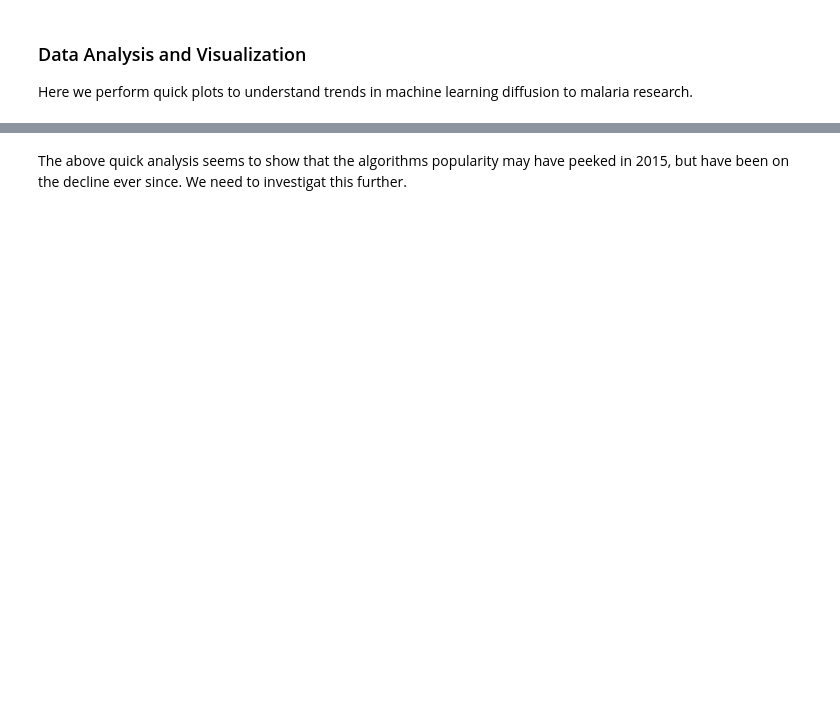
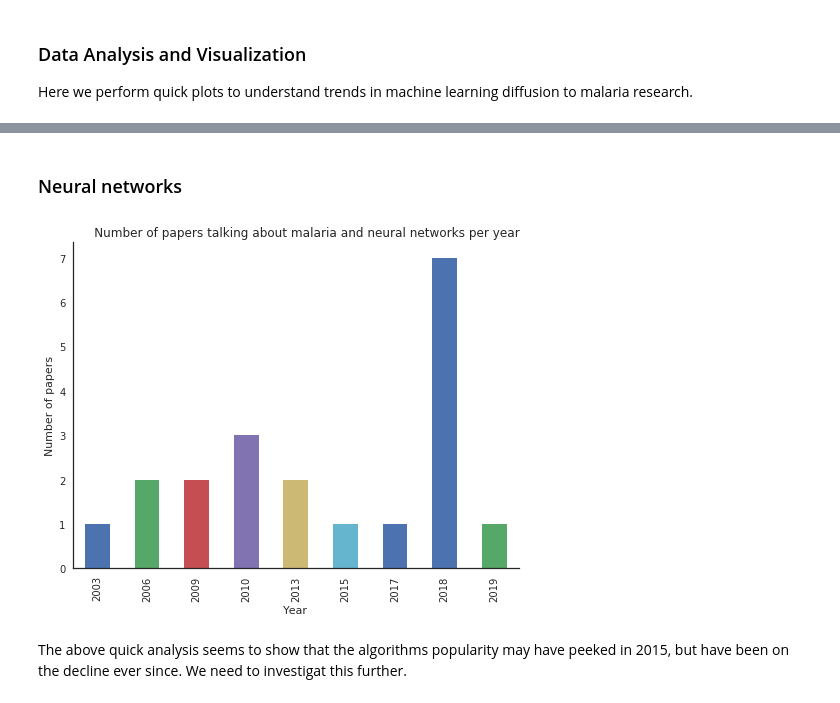
Before and after one commit to kipkurui/MachineLearning4Malaria, a Jupyter notebook: Data_fetching_and_Analysis.ipynb, the cells around one changed output, grey strips where cells are left out. Saved outputs shown, nothing was run; the diff lists cells and outputs as text; code cells hidden in the pictures; blank space fills up the shorter version.

```diff
--- a/Data_fetching_and_Analysis.ipynb
+++ b/Data_fetching_and_Analysis.ipynb
@@ -486,2 +482,9 @@ plt.savefig('Plots/malaria_%s.png' % out_file)
+# %% [markdown]
+### Neural networks
+# %%
+machine = "neural networks"
+plot_counts(machine)
+# %% [output]
+[figure, added]
 # %% [markdown]
 The above quick analysis seems to show that the algorithms popularity may have peeked in 2015, but have been on the decline ever since. We need to investigat this further.
```
Also changed, not shown: parts of 12 cells of this notebook, 10 other files.
